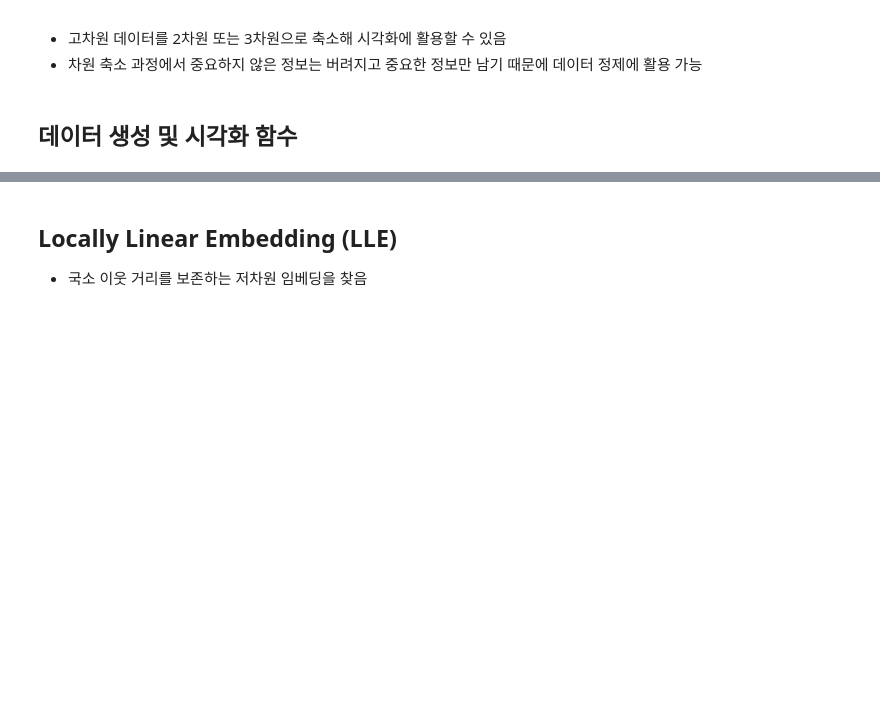
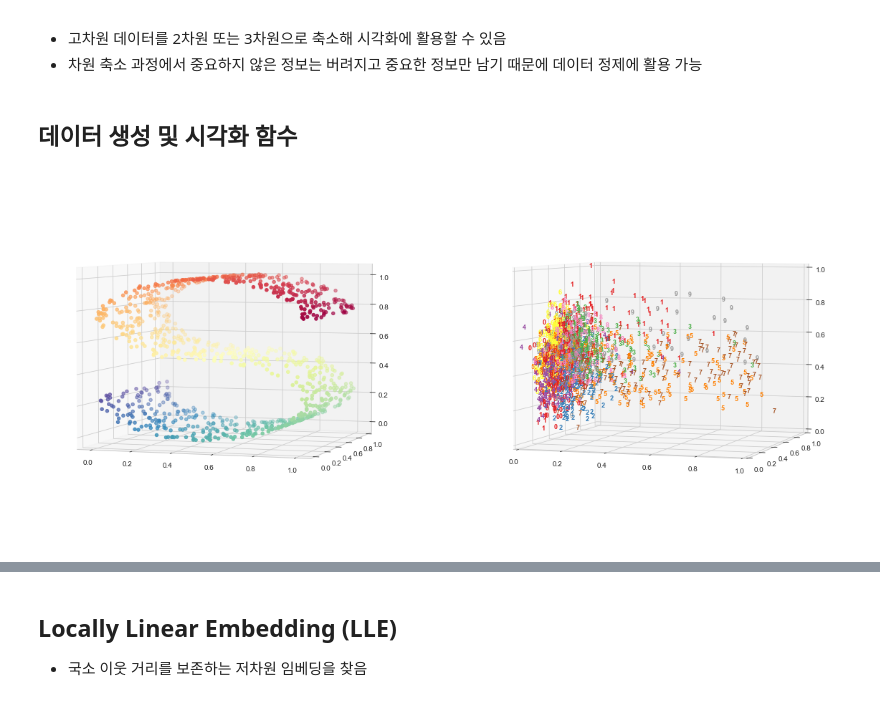
Before and after one commit to fasthill/scikit-learn-study, a Jupyter notebook: 10. Manifold_Learning.ipynb, the cells around one changed output, grey strips where cells are left out. Drawn from its saved outputs; the diff is of its cells as text; code cells hidden in the pictures; blank space fills up the shorter version.

Commit message:
manifold, random-projection

```diff
--- a/10. Manifold_Learning.ipynb
+++ b/10. Manifold_Learning.ipynb
@@ -13,0 +24,39 @@ From 이수안 컴퓨터: http://suanlab.com/youtube/ml.html
+# %%
+digits, labels = datasets.load_digits(return_X_y=True)
+rand_proj = random_projection.SparseRandomProjection(n_components=3, random_state=2022)
+projected_digits = rand_proj.fit_transform(digits)
+# %%
+def min_max_scaler(x):
+    min_value, max_value = np.min(x,0), np.max(x,0)
+    x = (x - min_value) / (max_value - min_value)
+    return x
+# %%
+def plot_s_curve(s_curve, color, position, projection):
+    s_curve = min_max_scale(s_curve)
+    if projection == '3d':
+        ax = plt.subplot(position, projection=projection)
+        ax.scatter(s_curve[:, 0], s_curve[:, 1], s_curve[:, 2], c=color, cmap=plt.cm.Spectral)
+        ax.view_init(4, -72)
+    elif projection == '2d':
+        ax = plt.subplot(position)
+        ax.scatter(s_curve[:, 0], s_curve[:, 1], c=color, cmap=plt.cm.Spectral)
+# %%
+def plot_digits(digits, labels, position, projection):
+    digits = min_max_scaler(digits)
+    if projection == '3d':
+        ax = plt.subplot(position, projection=projection)
+        for i in range(digits.shape[0]):
+            ax.text(digits[i,0], digits[i,1], digits[i,2], str(labels[i]),
+                    color=plt.cm.Set1(labels[i] / 10.), fontdict={'weight':'bold', 'size': 9})
+        ax.view_init(4, -72)
+    elif projection == '2d':
+        ax = plt.subplot(position)
+        for i in range(digits.shape[0]):
+            ax.text(digits[i,0], digits[i,1], str(labels[i]),
+                    color=plt.cm.Set1(labels[i] / 10.), fontdict={'weight':'bold', 'size': 9})
+# %%
+fig = plt.figure(figsize=(20,10))
+plot_s_curve(s_curve, color, 121, '3d')
+plot_digits(projected_digits, labels, 122, '3d')
+# %% [output]
+[figure, added]
```
Also changed, not shown: parts of 3 cells of this notebook.
